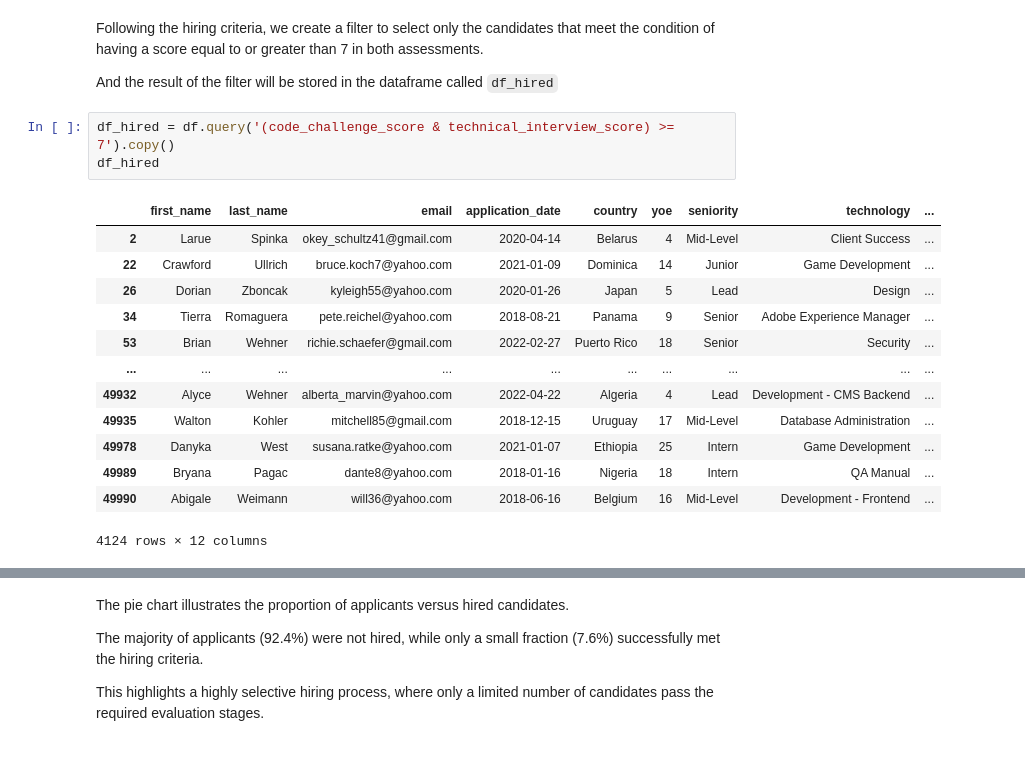
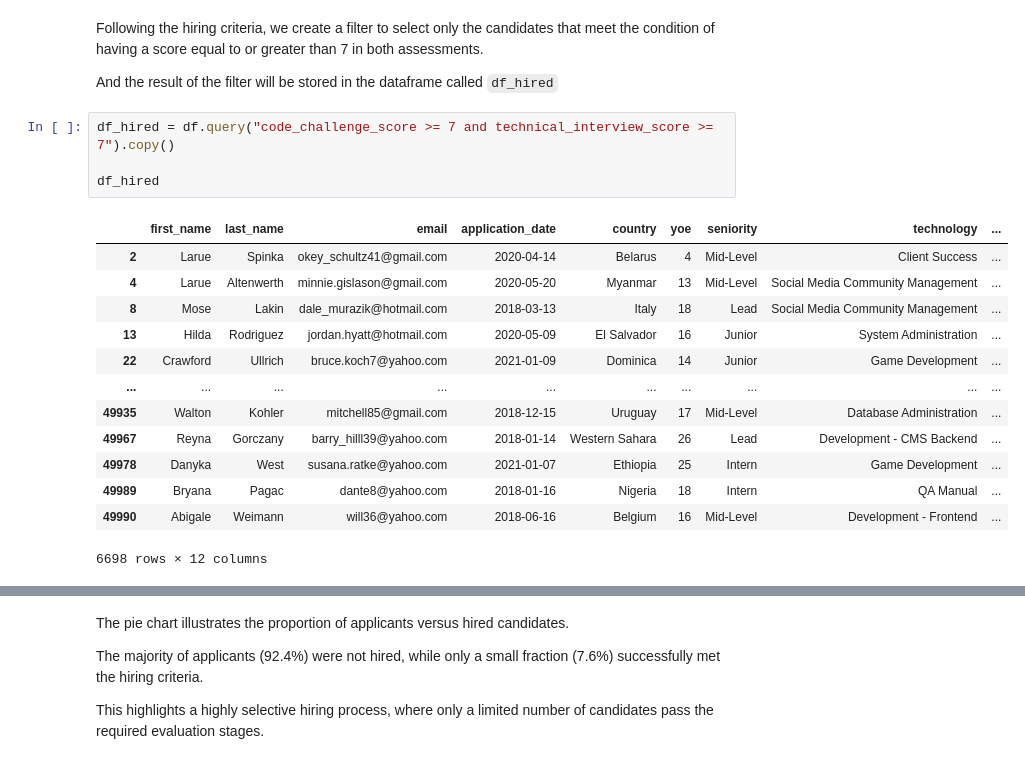
Before and after one commit to SEBASBELMOS/workshop-001, a Jupyter notebook: notebooks/02_EDA-candidates.ipynb, the cells around one changed output, grey strips where cells are left out. Drawn from its saved outputs; the diff is of its cells as text.

```diff
--- a/notebooks/02_EDA-candidates.ipynb
+++ b/notebooks/02_EDA-candidates.ipynb
@@ -314,22 +318,23 @@ Following the hiring criteria, we create a filter to select only the candidates
 
 And the result of the filter will be stored in the dataframe called `df_hired`
 # %%
-df_hired = df.query('(code_challenge_score & technical_interview_score) >= 7').copy()
+df_hired = df.query("code_challenge_score >= 7 and technical_interview_score >= 7").copy()
+
 df_hired
 # %% [output]
 |  | first_name | last_name | email | application_date | country | yoe | seniority | technology | ... |
 | 2 | Larue | Spinka | okey_schultz41@gmail.com | 2020-04-14 | Belarus | 4 | Mid-Level | Client Success | ... |
+| 4 | Larue | Altenwerth | minnie.gislason@gmail.com | 2020-05-20 | Myanmar | 13 | Mid-Level | Social Media Community Management | ... |
+| 8 | Mose | Lakin | dale_murazik@hotmail.com | 2018-03-13 | Italy | 18 | Lead | Social Media Community Management | ... |
+| 13 | Hilda | Rodriguez | jordan.hyatt@hotmail.com | 2020-05-09 | El Salvador | 16 | Junior | System Administration | ... |
 | 22 | Crawford | Ullrich | bruce.koch7@yahoo.com | 2021-01-09 | Dominica | 14 | Junior | Game Development | ... |
-| 26 | Dorian | Zboncak | kyleigh55@yahoo.com | 2020-01-26 | Japan | 5 | Lead | Design | ... |
-| 34 | Tierra | Romaguera | pete.reichel@yahoo.com | 2018-08-21 | Panama | 9 | Senior | Adobe Experience Manager | ... |
-| 53 | Brian | Wehner | richie.schaefer@gmail.com | 2022-02-27 | Puerto Rico | 18 | Senior | Security | ... |
 | ... | ... | ... | ... | ... | ... | ... | ... | ... | ... |
-| 49932 | Alyce | Wehner | alberta_marvin@yahoo.com | 2022-04-22 | Algeria | 4 | Lead | Development - CMS Backend | ... |
 | 49935 | Walton | Kohler | mitchell85@gmail.com | 2018-12-15 | Uruguay | 17 | Mid-Level | Database Administration | ... |
+| 49967 | Reyna | Gorczany | barry_hilll39@yahoo.com | 2018-01-14 | Western Sahara | 26 | Lead | Development - CMS Backend | ... |
 | 49978 | Danyka | West | susana.ratke@yahoo.com | 2021-01-07 | Ethiopia | 25 | Intern | Game Development | ... |
 | 49989 | Bryana | Pagac | dante8@yahoo.com | 2018-01-16 | Nigeria | 18 | Intern | QA Manual | ... |
 | 49990 | Abigale | Weimann | will36@yahoo.com | 2018-06-16 | Belgium | 16 | Mid-Level | Development - Frontend | ... |
-4124 rows × 12 columns
+6698 rows × 12 columns
 # %%
 total_applicants = len(df)
 total_hired = len(df_hired)
```
Also changed, not shown: parts of 10 cells of this notebook, 1 other file.
